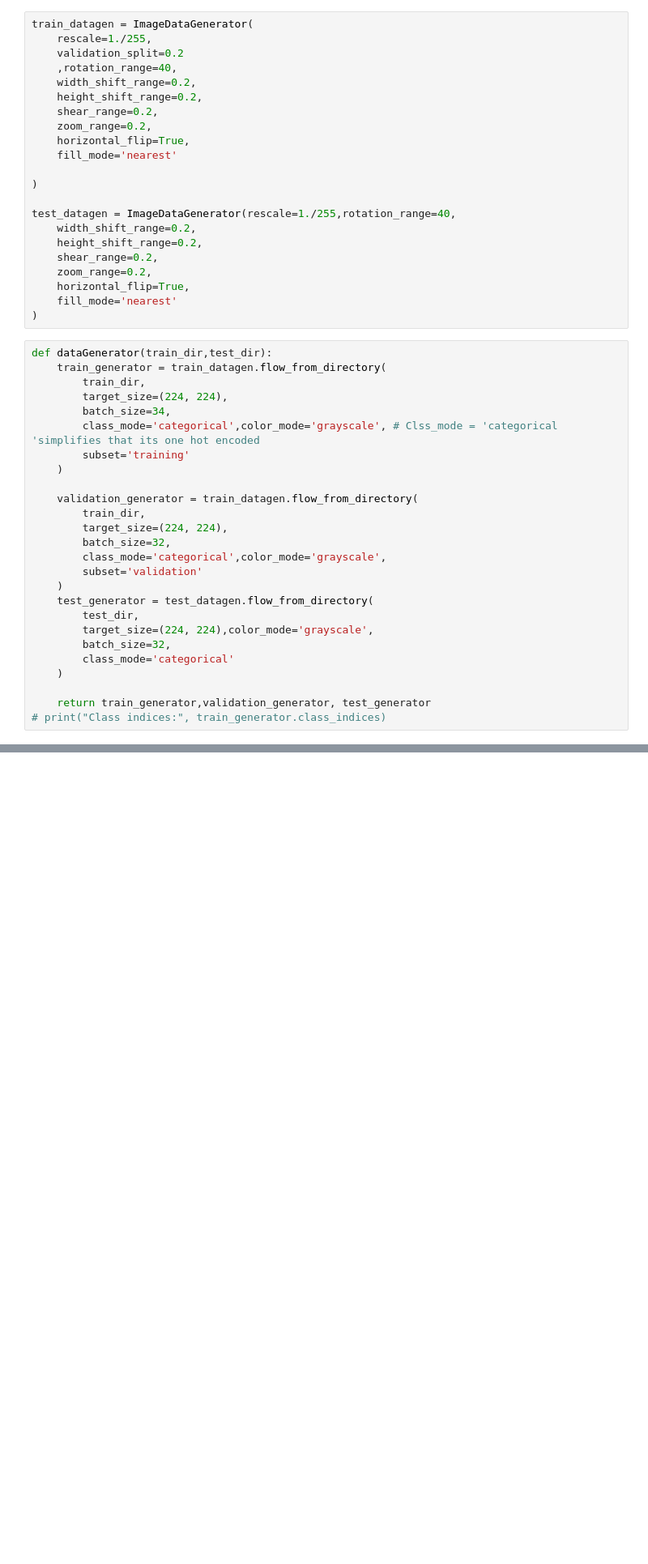
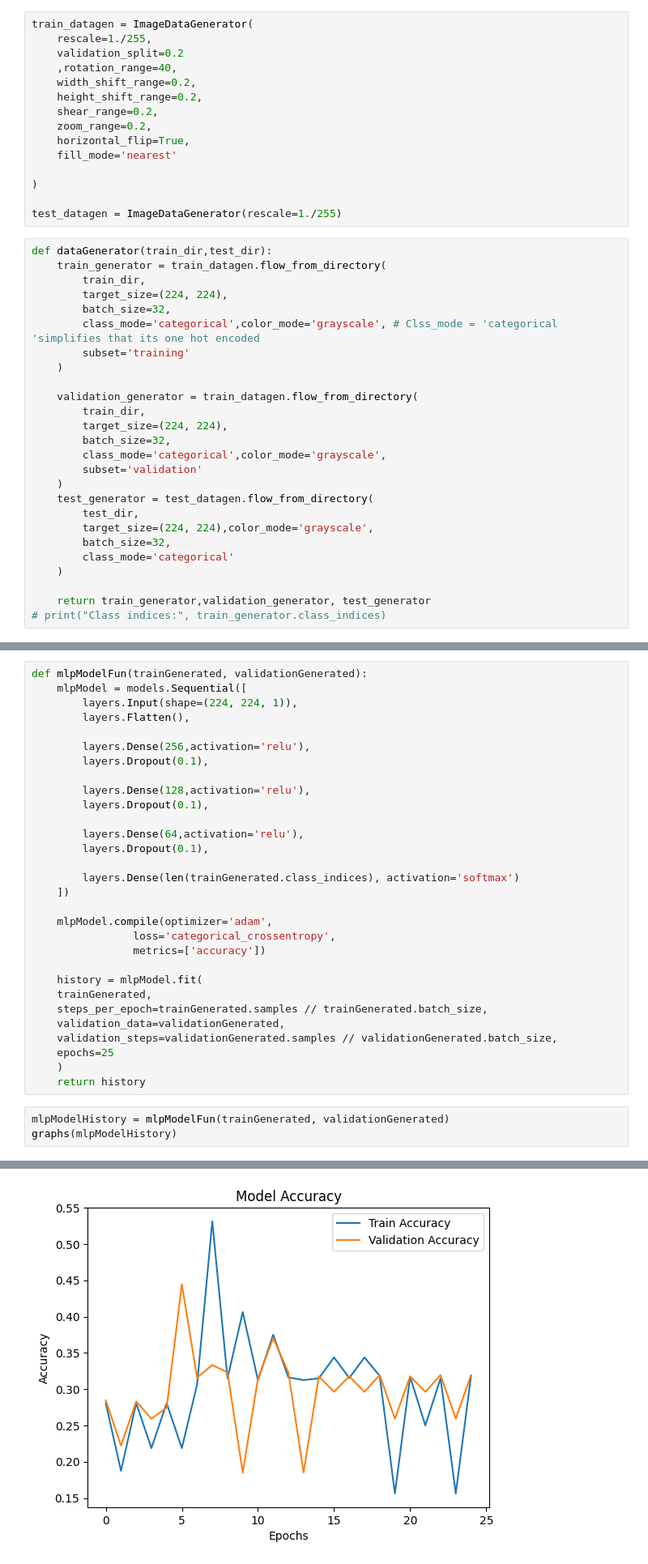
Before and after one commit to Abhkrishnan/MachineLearningGroup12, a Jupyter notebook: Dataset 2 ECGImageClassification/ECG image classification.ipynb, the cells around one changed output, grey strips where cells are left out. Shown: that part at 81% size. Drawn from its saved outputs; the diff is of its cells as text; blank space fills up the shorter version.

```diff
--- a/Dataset 2 ECGImageClassification/ECG image classification.ipynb
+++ b/Dataset 2 ECGImageClassification/ECG image classification.ipynb
@@ -87,20 +78,13 @@ train_datagen = ImageDataGenerator(
 
 )
 
-test_datagen = ImageDataGenerator(rescale=1./255,rotation_range=40,
-    width_shift_range=0.2,
-    height_shift_range=0.2,
-    shear_range=0.2,
-    zoom_range=0.2,
-    horizontal_flip=True,
-    fill_mode='nearest'
-)
+test_datagen = ImageDataGenerator(rescale=1./255)
 # %%
 def dataGenerator(train_dir,test_dir):
     train_generator = train_datagen.flow_from_directory(
         train_dir,
         target_size=(224, 224),
-        batch_size=34,
+        batch_size=32,
         class_mode='categorical',color_mode='grayscale', # Clss_mode = 'categorical 'simplifies that its one hot encoded
         subset='training'
     )
@@ -125,0 +137,34 @@ trainGenerated, validationGenerated, testGenerated = dataGenerator(train_dir,tes
+# %%
+def mlpModelFun(trainGenerated, validationGenerated):
+    mlpModel = models.Sequential([
+        layers.Input(shape=(224, 224, 1)),
+        layers.Flatten(),
+
+        layers.Dense(256,activation='relu'),
+        layers.Dropout(0.1),
+
+        layers.Dense(128,activation='relu'),
+        layers.Dropout(0.1),
+
+        layers.Dense(64,activation='relu'),
+        layers.Dropout(0.1),
+
+        layers.Dense(len(trainGenerated.class_indices), activation='softmax')
+    ])
+
+    mlpModel.compile(optimizer='adam',
+                loss='categorical_crossentropy',
+                metrics=['accuracy'])
+
+    history = mlpModel.fit(
+    trainGenerated,
+    steps_per_epoch=trainGenerated.samples // trainGenerated.batch_size,
+    validation_data=validationGenerated,
+    validation_steps=validationGenerated.samples // validationGenerated.batch_size,
+    epochs=25
+    )
+    return history
+# %%
+mlpModelHistory = mlpModelFun(trainGenerated, validationGenerated)
+graphs(mlpModelHistory)
+# %% [output]
@@ -125,0 +192 @@ trainGenerated, validationGenerated, testGenerated = dataGenerator(train_dir,tes
+[figure, added]
```
Also changed, not shown: parts of 8 cells of this notebook.
